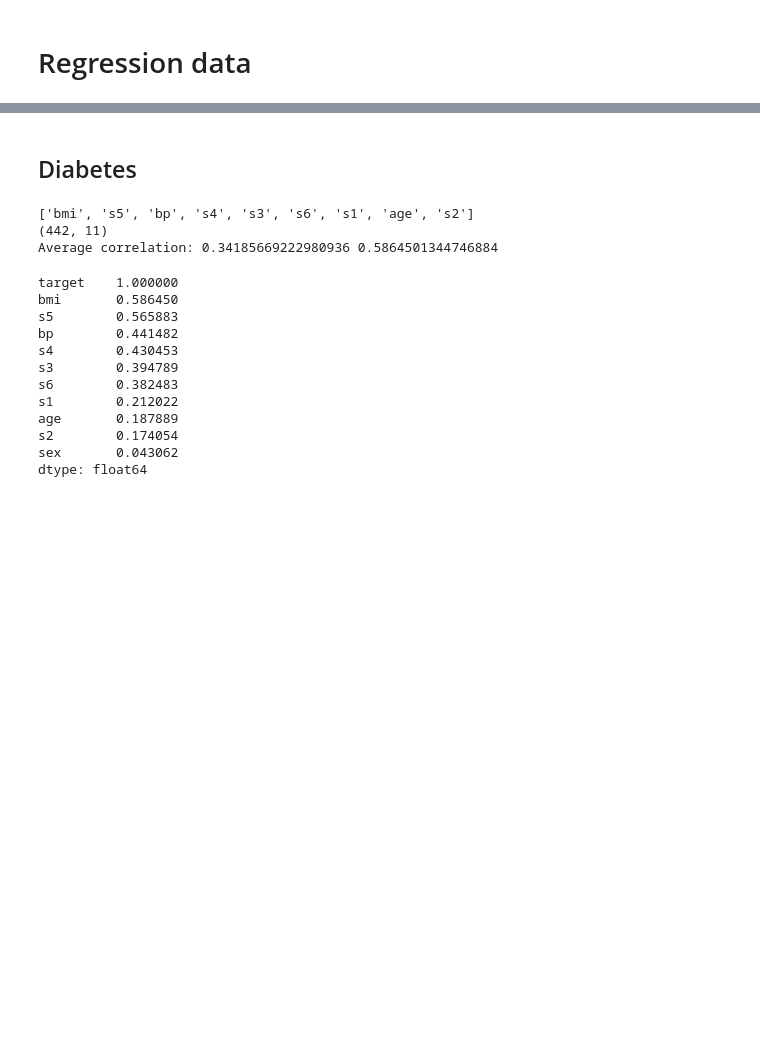
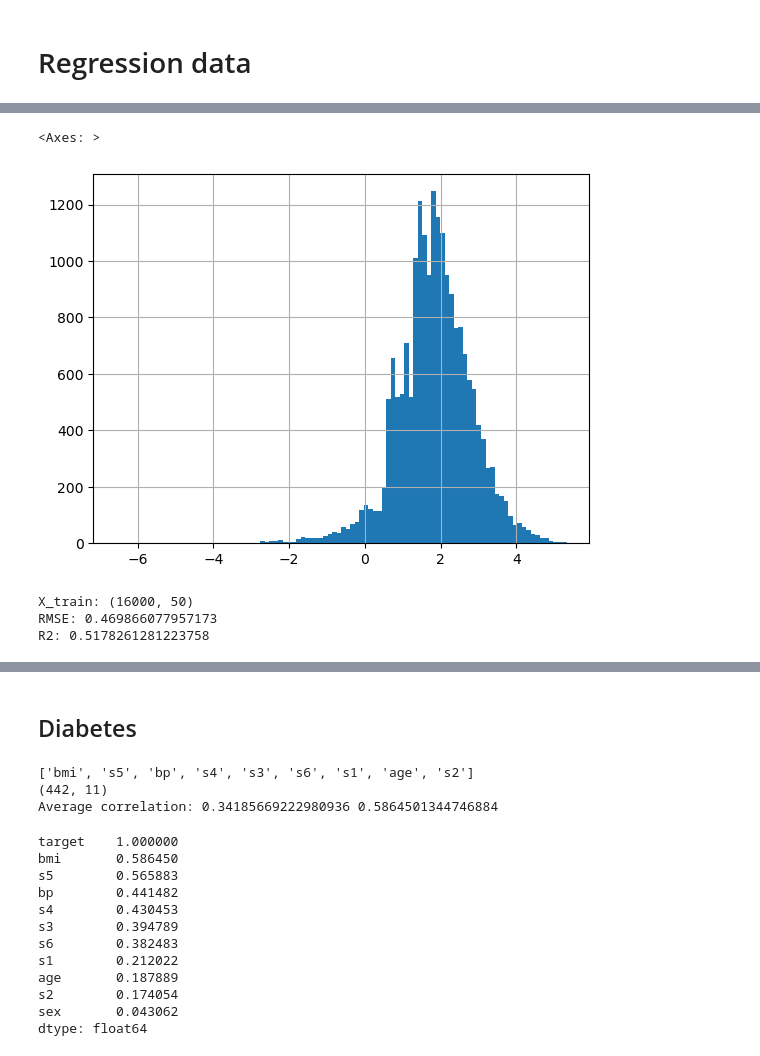
Before and after one commit to sitaomin1994/federated_imputation, a Jupyter notebook: notebook/data_preprocessing.ipynb, the cells around one changed output, grey strips where cells are left out. Cells and saved outputs as stored; diff of their text form; code cells hidden in the pictures; blank space fills up the shorter version.

```diff
--- a/notebook/data_preprocessing.ipynb
+++ b/notebook/data_preprocessing.ipynb
@@ -3178,0 +3969,2 @@ df_diagnosis.head(n=20)
+# %%
+data[target_col] = np.log(data[target_col])
@@ -3178,0 +3973,11 @@ df_diagnosis.head(n=20)
+# %%
+data[target_col].hist(bins=100)
+# %% [output]
+<Axes: >
+[figure, added]
+# %%
+y_pred, y_test = run_regression(data, target_col)
+# %% [output]
+X_train: (16000, 50)
+RMSE: 0.469866077957173
+R2: 0.5178261281223758
```
Also changed, not shown: parts of 34 cells of this notebook, 24 other files.
